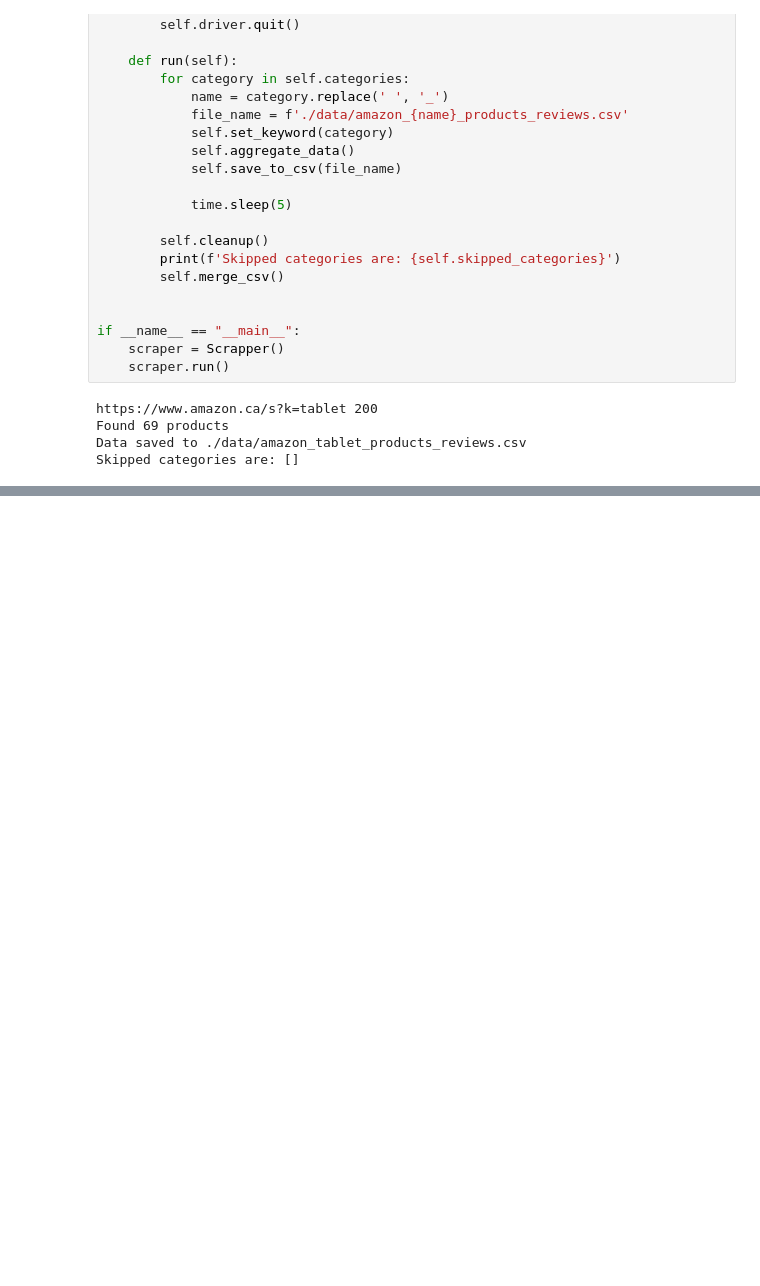
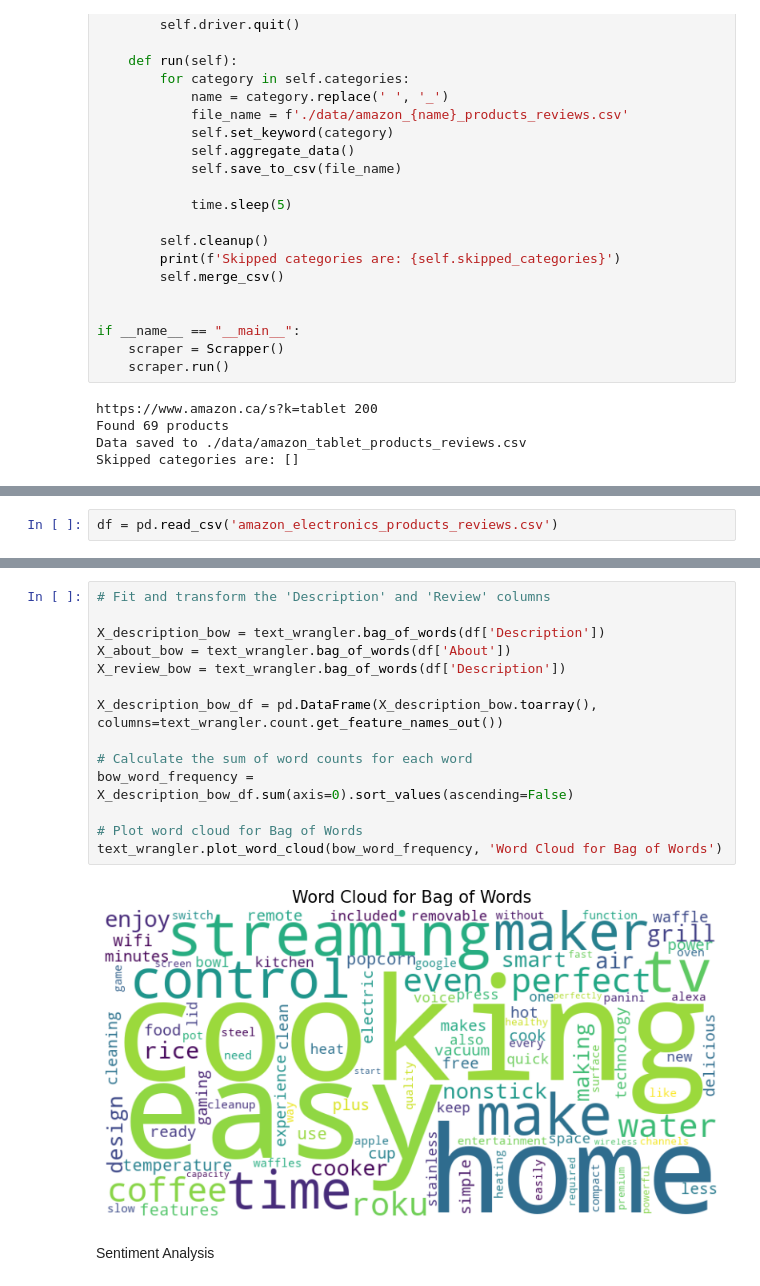
Before and after one commit to akinolu52/amazon-electronic-items, a Jupyter notebook: scrapper.ipynb, the cells around one changed output, grey strips where cells are left out. Saved outputs shown, nothing was run; the diff lists cells and outputs as text; blank space fills up the shorter version.

```diff
--- a/scrapper.ipynb
+++ b/scrapper.ipynb
@@ -316,0 +477,2 @@ Skipped categories are: []
+# %%
+df = pd.read_csv('amazon_electronics_products_reviews.csv')
@@ -316,0 +620,18 @@ Skipped categories are: []
+# %%
+# Fit and transform the 'Description' and 'Review' columns
+
+X_description_bow = text_wrangler.bag_of_words(df['Description'])
+X_about_bow = text_wrangler.bag_of_words(df['About'])
+X_review_bow = text_wrangler.bag_of_words(df['Description'])
+
+X_description_bow_df = pd.DataFrame(X_description_bow.toarray(), columns=text_wrangler.count.get_feature_names_out())
+
+# Calculate the sum of word counts for each word
+bow_word_frequency = X_description_bow_df.sum(axis=0).sort_values(ascending=False)
+
+# Plot word cloud for Bag of Words
+text_wrangler.plot_word_cloud(bow_word_frequency, 'Word Cloud for Bag of Words')
+# %% [output]
+[figure, added]
+# %% [markdown]
+Sentiment Analysis
```
Also changed, not shown: parts of 28 cells of this notebook, 1 other file.
